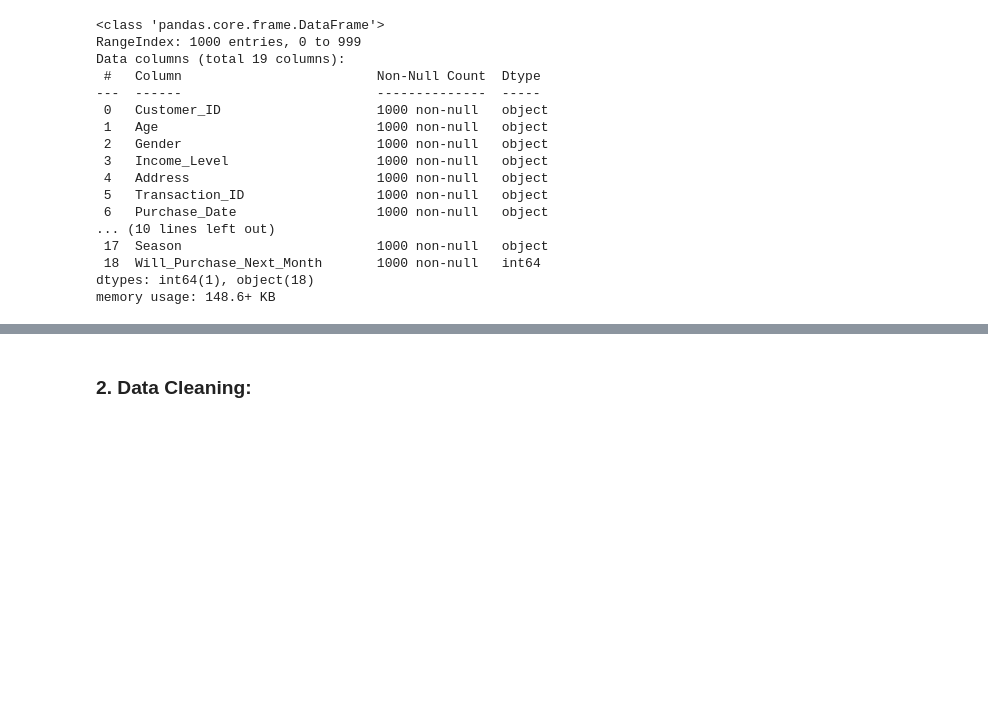
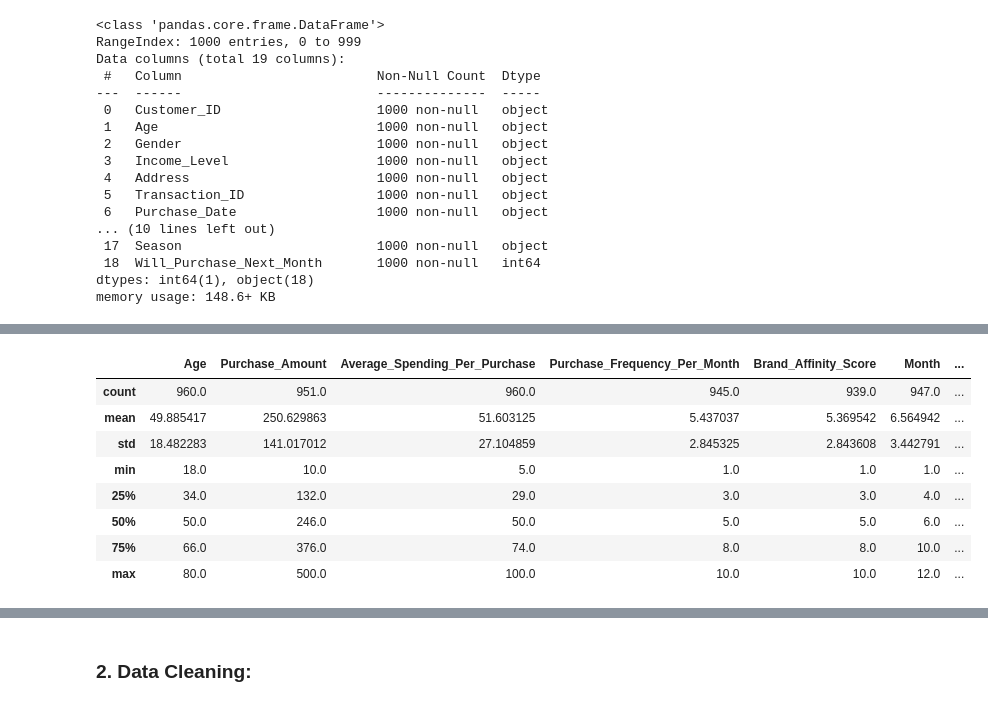
Before and after one commit to ApatheticMioz/electronics-sales-analysis-ml, a Jupyter notebook: project.ipynb, the cells around one changed output, grey strips where cells are left out. Drawn from its saved outputs; the diff is of its cells as text; code cells hidden in the pictures; blank space fills up the shorter version.

```diff
--- a/project.ipynb
+++ b/project.ipynb
@@ -95,0 +113,12 @@ dtype: int64
+# %%
+df.describe()
+# %% [output]
+|  | Age | Purchase_Amount | Average_Spending_Per_Purchase | Purchase_Frequency_Per_Month | Brand_Affinity_Score | Month | ... |
+| count | 960.0 | 951.0 | 960.0 | 945.0 | 939.0 | 947.0 | ... |
+| mean | 49.885417 | 250.629863 | 51.603125 | 5.437037 | 5.369542 | 6.564942 | ... |
+| std | 18.482283 | 141.017012 | 27.104859 | 2.845325 | 2.843608 | 3.442791 | ... |
+| min | 18.0 | 10.0 | 5.0 | 1.0 | 1.0 | 1.0 | ... |
+| 25% | 34.0 | 132.0 | 29.0 | 3.0 | 3.0 | 4.0 | ... |
+| 50% | 50.0 | 246.0 | 50.0 | 5.0 | 5.0 | 6.0 | ... |
+| 75% | 66.0 | 376.0 | 74.0 | 8.0 | 8.0 | 10.0 | ... |
+| max | 80.0 | 500.0 | 100.0 | 10.0 | 10.0 | 12.0 | ... |
```
Also changed, not shown: parts of 11 cells of this notebook.
